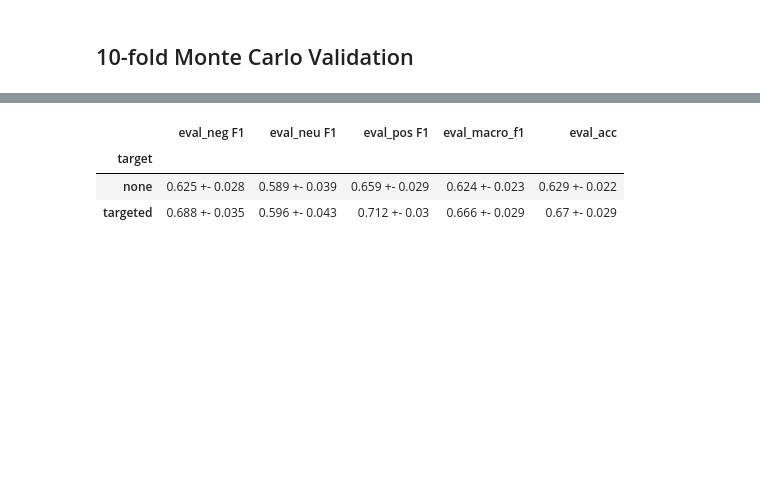
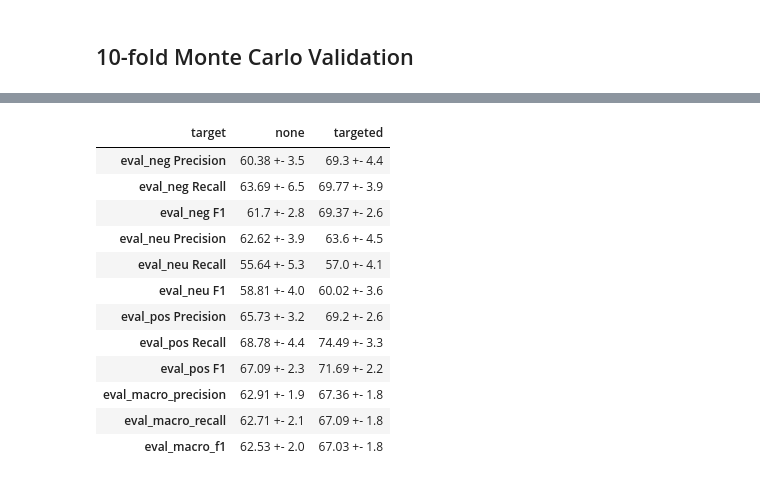
Before and after one commit to pysentimiento/sentiment-elecciones, a Jupyter notebook: notebooks/Targeted_Sentiment_Analysis_BERT_Experiments.ipynb, the cells around one changed output, grey strips where cells are left out. Drawn from its saved outputs; the diff is of its cells as text; code cells hidden in the pictures; blank space fills up the shorter version.

```diff
--- a/notebooks/Targeted_Sentiment_Analysis_BERT_Experiments.ipynb
+++ b/notebooks/Targeted_Sentiment_Analysis_BERT_Experiments.ipynb
@@ -278,17 +256,15 @@ import numpy as np
 import scipy.stats
 import pandas as pd
 
-data = [
-    *[{**{"target": "targeted"}, **res} for res in target_results],
-    *[{**{"target": "none"}, **res} for res in no_target_results]
-]
+try:
+    data = [
+        *[{**{"target": "targeted"}, **res} for res in target_results],
+        *[{**{"target": "none"}, **res} for res in no_target_results]
+    ]
 
-df_res = pd.DataFrame(data)
-
-
-df_mean = df_res.groupby("target").mean().round(3)
-df_std = df_res.groupby("target").std().round(3)
-
-df_str_res = df_mean.astype(str) + " +- " + df_std.astype(str)
-
-df_str_res
+    df_res = pd.DataFrame(data)
+    df_res.to_csv("/content/drive/MyDrive/sentiment-targeted-results.csv")
+except:
+    df_res = pd.read_csv("/content/drive/MyDrive/sentiment-targeted-results.csv")
+    target_results = df_res[df_res["target"] == "targeted"].to_dict('records')
+    no_target_results = df_res[df_res["target"] == "none"].to_dict('records')
@@ -299,0 +271,10 @@ df_str_res
+# %%
+
+
+
+df_mean = (df_res.groupby("target").mean() * 100).round(2)
+df_std = (df_res.groupby("target").std() * 100).round(1)
+
+df_str_res = df_mean.astype(str) + " +- " + df_std.astype(str)
+
+df_str_res
@@ -307,9 +294,24 @@ Index(['eval_loss', 'eval_neg F1', 'eval_neg Precision', 'eval_neg Recall',
        'eval_samples_per_second', 'eval_steps_per_second', 'epoch'],
       dtype='object')
-# %%
-df_str_res[["eval_neg F1", "eval_neu F1", "eval_pos F1", "eval_macro_f1", "eval_acc"]]
-# %% [output]
-|  | eval_neg F1 | eval_neu F1 | eval_pos F1 | eval_macro_f1 | eval_acc |
-| target |  |  |  |  |  |
-| none | 0.625 +- 0.028 | 0.589 +- 0.039 | 0.659 +- 0.029 | 0.624 +- 0.023 | 0.629 +- 0.022 |
-| targeted | 0.688 +- 0.035 | 0.596 +- 0.043 | 0.712 +- 0.03 | 0.666 +- 0.029 | 0.67 +- 0.029 |
+# %%
+columns = [
+            "eval_neg Precision", "eval_neg Recall", "eval_neg F1",
+            "eval_neu Precision", "eval_neu Recall", "eval_neu F1",
+            "eval_pos Precision", "eval_pos Recall", "eval_pos F1",
+            "eval_macro_precision", "eval_macro_recall", "eval_macro_f1",
+]
+df_str_res[columns].T
+# %% [output]
+| target | none | targeted |
+| eval_neg Precision | 60.38 +- 3.5 | 69.3 +- 4.4 |
+| eval_neg Recall | 63.69 +- 6.5 | 69.77 +- 3.9 |
+| eval_neg F1 | 61.7 +- 2.8 | 69.37 +- 2.6 |
+| eval_neu Precision | 62.62 +- 3.9 | 63.6 +- 4.5 |
+| eval_neu Recall | 55.64 +- 5.3 | 57.0 +- 4.1 |
+| eval_neu F1 | 58.81 +- 4.0 | 60.02 +- 3.6 |
+| eval_pos Precision | 65.73 +- 3.2 | 69.2 +- 2.6 |
+| eval_pos Recall | 68.78 +- 4.4 | 74.49 +- 3.3 |
+| eval_pos F1 | 67.09 +- 2.3 | 71.69 +- 2.2 |
+| eval_macro_precision | 62.91 +- 1.9 | 67.36 +- 1.8 |
+| eval_macro_recall | 62.71 +- 2.1 | 67.09 +- 1.8 |
+| eval_macro_f1 | 62.53 +- 2.0 | 67.03 +- 1.8 |
```
Also changed, not shown: parts of 12 cells of this notebook.
